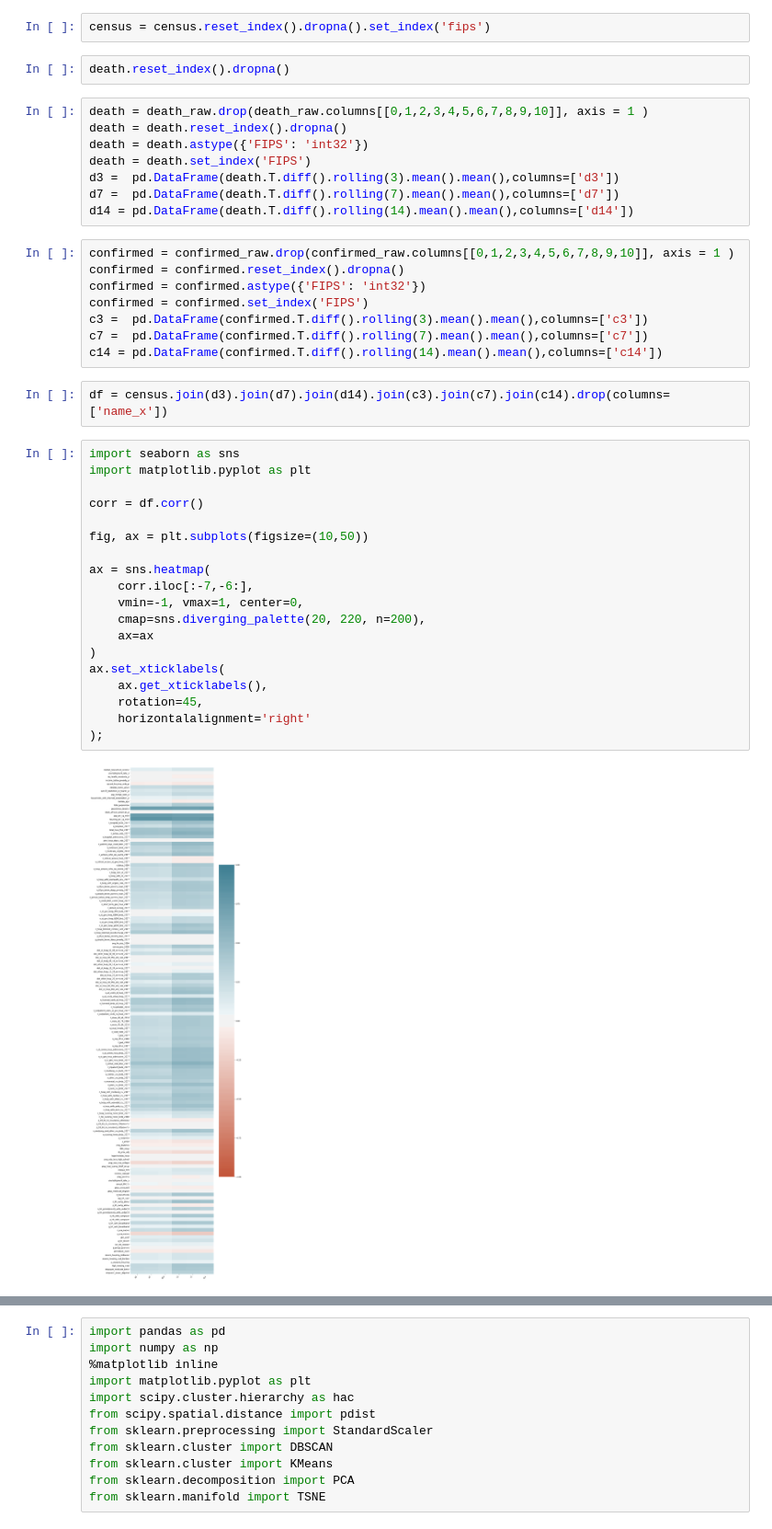
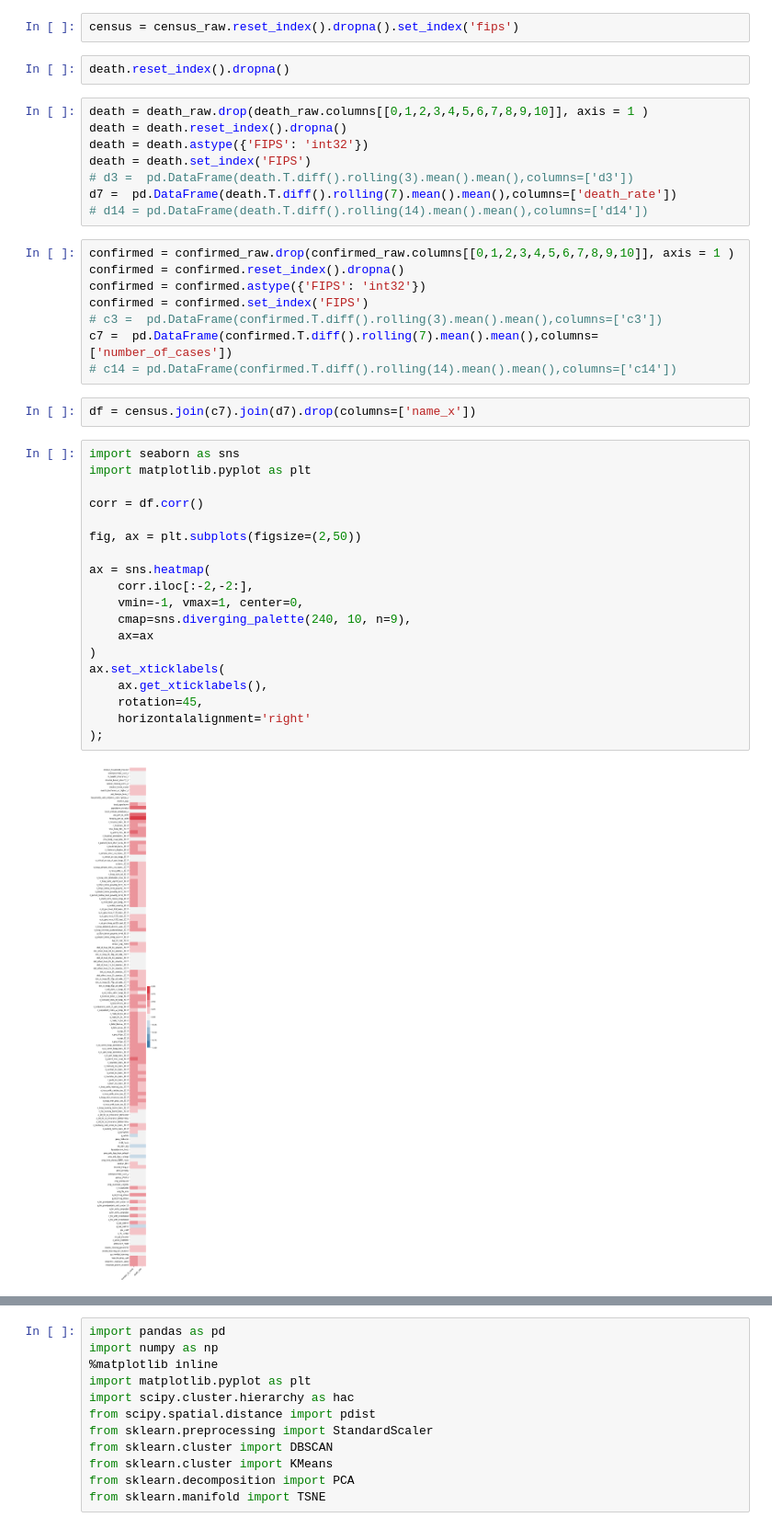
Before and after one commit to GabrielBG010/Covid-County-Clustering, a Jupyter notebook: TSNE_and_Heatmap.ipynb, the cells around one changed output, grey strips where cells are left out. Shown at 92% size. Cells and saved outputs as stored; diff of their text form.

```diff
--- a/TSNE_and_Heatmap.ipynb
+++ b/TSNE_and_Heatmap.ipynb
@@ -17,7 +17,7 @@ confirmed = confirmed_raw.drop(confirmed_raw.columns[[0,1,2,3,5,6,7,8,9,10,11]],
 
 mean_confirmed = confirmed.T.mean()
 # %%
-census = census.reset_index().dropna().set_index('fips')
+census = census_raw.reset_index().dropna().set_index('fips')
 # %%
 death.reset_index().dropna()
 # %%
@@ -25,39 +25,39 @@ death = death_raw.drop(death_raw.columns[[0,1,2,3,4,5,6,7,8,9,10]], axis = 1 )
 death = death.reset_index().dropna()
 death = death.astype({'FIPS': 'int32'})
 death = death.set_index('FIPS')
-d3 =  pd.DataFrame(death.T.diff().rolling(3).mean().mean(),columns=['d3'])
-d7 =  pd.DataFrame(death.T.diff().rolling(7).mean().mean(),columns=['d7'])
-d14 = pd.DataFrame(death.T.diff().rolling(14).mean().mean(),columns=['d14'])
+# d3 =  pd.DataFrame(death.T.diff().rolling(3).mean().mean(),columns=['d3'])
+d7 =  pd.DataFrame(death.T.diff().rolling(7).mean().mean(),columns=['death_rate'])
+# d14 = pd.DataFrame(death.T.diff().rolling(14).mean().mean(),columns=['d14'])
 # %%
 confirmed = confirmed_raw.drop(confirmed_raw.columns[[0,1,2,3,4,5,6,7,8,9,10]], axis = 1 )
 confirmed = confirmed.reset_index().dropna()
 confirmed = confirmed.astype({'FIPS': 'int32'})
 confirmed = confirmed.set_index('FIPS')
-c3 =  pd.DataFrame(confirmed.T.diff().rolling(3).mean().mean(),columns=['c3'])
-c7 =  pd.DataFrame(confirmed.T.diff().rolling(7).mean().mean(),columns=['c7'])
-c14 = pd.DataFrame(confirmed.T.diff().rolling(14).mean().mean(),columns=['c14'])
+# c3 =  pd.DataFrame(confirmed.T.diff().rolling(3).mean().mean(),columns=['c3'])
+c7 =  pd.DataFrame(confirmed.T.diff().rolling(7).mean().mean(),columns=['number_of_cases'])
+# c14 = pd.DataFrame(confirmed.T.diff().rolling(14).mean().mean(),columns=['c14'])
 # %%
-df = census.join(d3).join(d7).join(d14).join(c3).join(c7).join(c14).drop(columns=['name_x'])
+df = census.join(c7).join(d7).drop(columns=['name_x'])
 # %%
 import seaborn as sns
 import matplotlib.pyplot as plt
 
 corr = df.corr()
 
-fig, ax = plt.subplots(figsize=(10,50))
+fig, ax = plt.subplots(figsize=(2,50))
 
 ax = sns.heatmap(
-    corr.iloc[:-7,-6:],
+    corr.iloc[:-2,-2:],
     vmin=-1, vmax=1, center=0,
-    cmap=sns.diverging_palette(20, 220, n=200),
+    cmap=sns.diverging_palette(240, 10, n=9),
     ax=ax
 )
 ax.set_xticklabels(
     ax.get_xticklabels(),
     rotation=45,
     horizontalalignment='right'
 );
 # %% [output]
-[figure, old version]
+[figure, new version]
 # %%
 df
```
Also changed, not shown: parts of 7 cells of this notebook.
